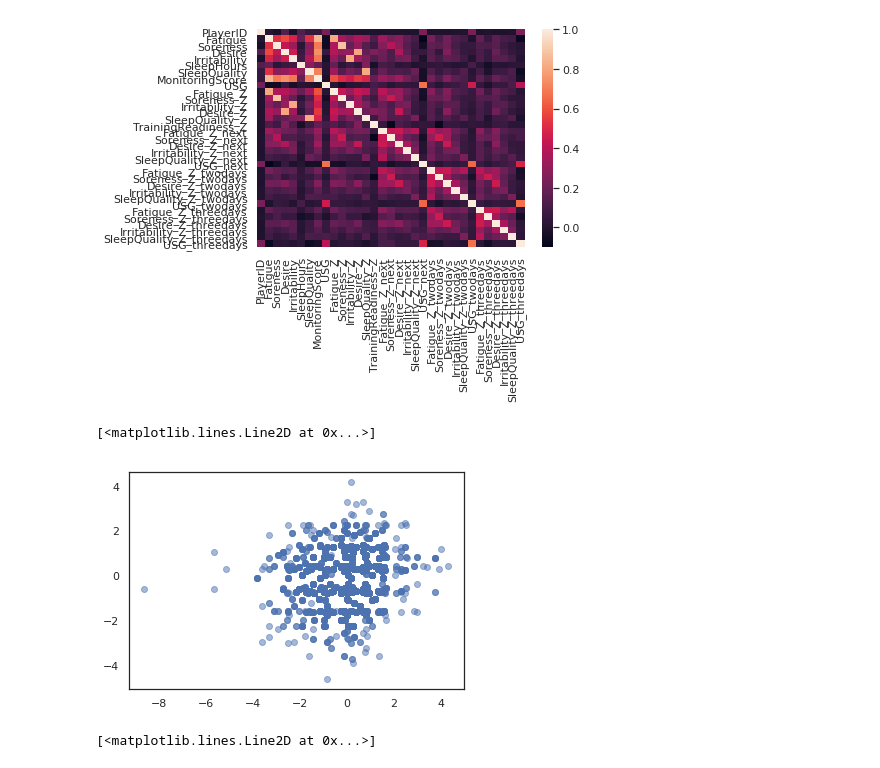
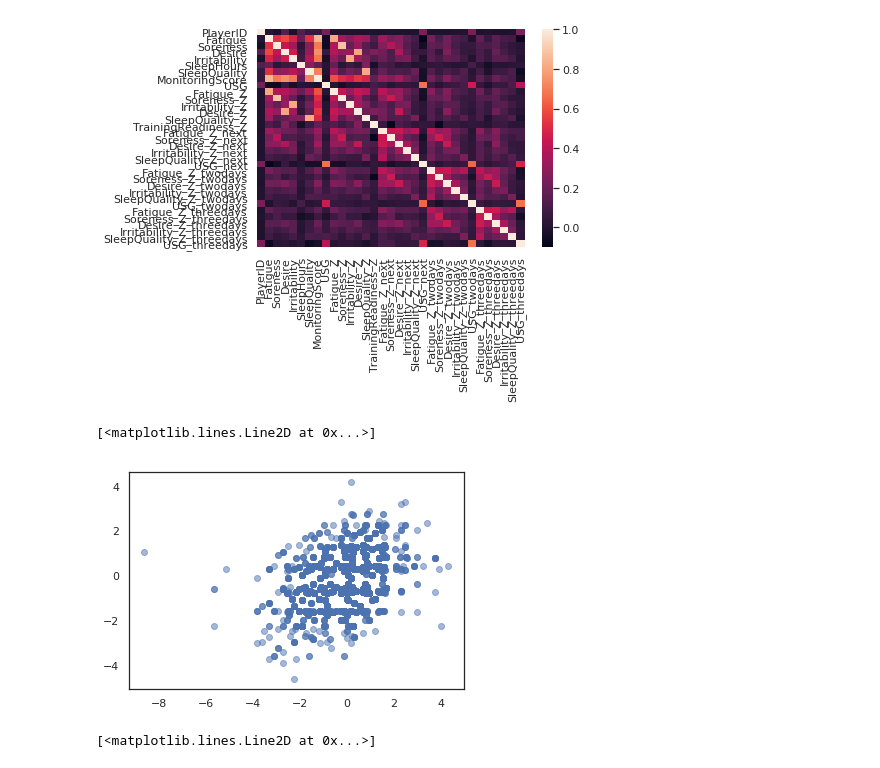
Before and after one commit to djconnolly27/DataScienceProject1, a Jupyter notebook: project2/doms.ipynb, the cells around one changed output. Cells and saved outputs as stored; diff of their text form; code cells hidden in the pictures.

```diff
--- a/project2/doms.ipynb
+++ b/project2/doms.ipynb
@@ -291,10 +291,10 @@ sns.heatmap(corr, xticklabels=corr.columns, yticklabels=corr.columns)
 <matplotlib.axes._subplots.AxesSubplot at 0x...>
 [figure]
 # %%
-plt.plot(well2.SleepQuality_Z, well2.Fatigue_Z_twodays, 'o', alpha=0.5)
+plt.plot(well2.SleepQuality_Z, well2.Fatigue_Z, 'o', alpha=0.5)
 # %% [output]
 [<matplotlib.lines.Line2D at 0x...>]
-[figure, old version]
+[figure, new version]
 # %%
 grouped = well2.groupby('SleepQuality_Z')
 fatigue_by_sleepqual = grouped['Fatigue_Z'].mean()
```
Also changed, not shown: parts of 6 cells of this notebook, 2 other files.
